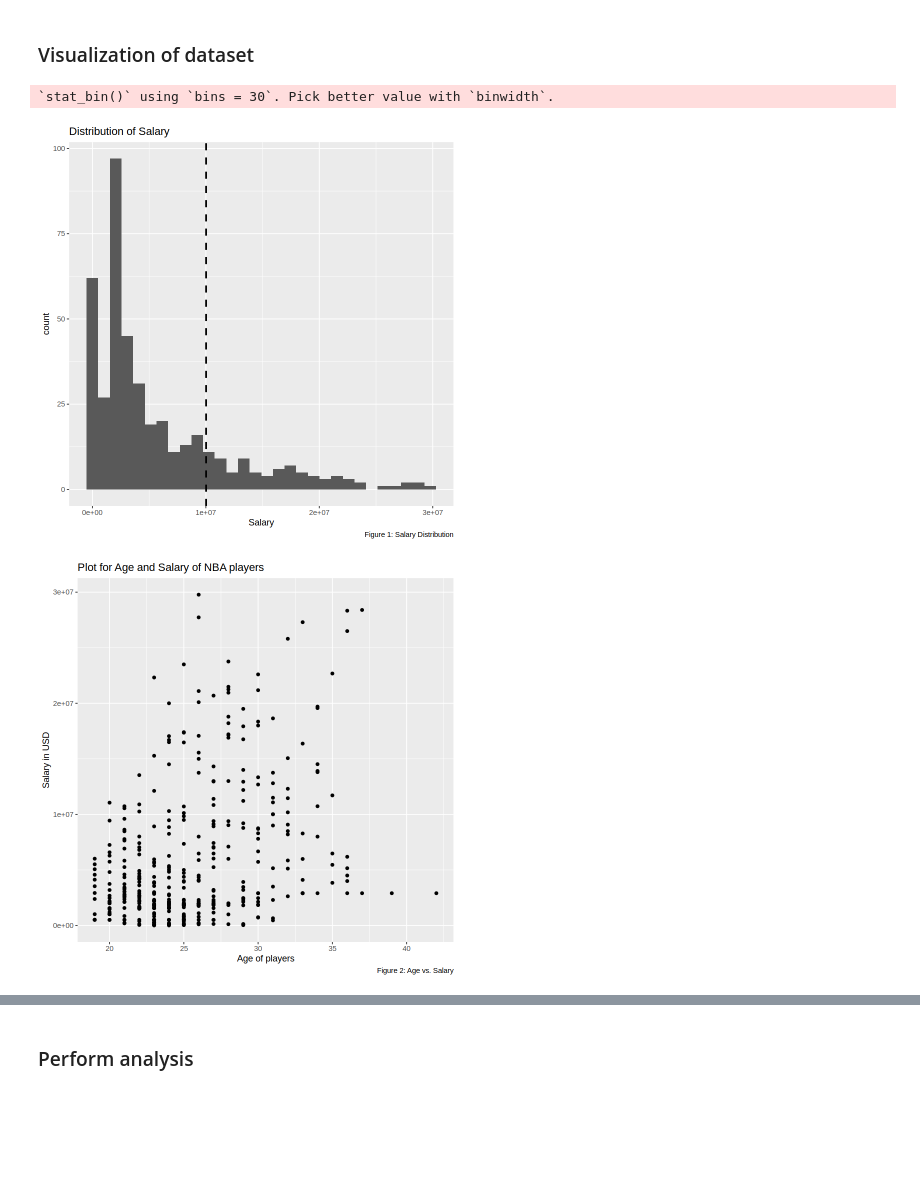
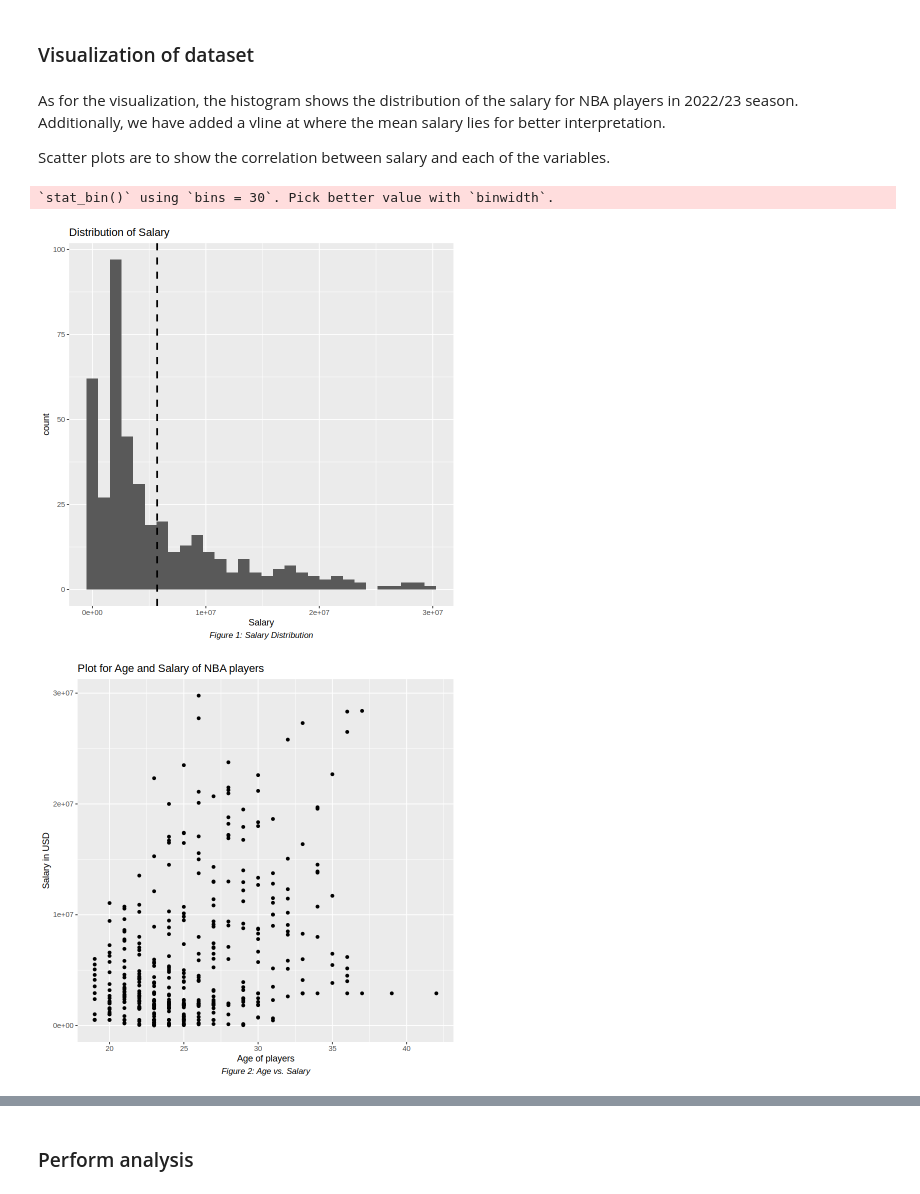
Before and after one commit to Kotaro16/DSCI_100_Group_Project, a Jupyter notebook: nba_22_23_proposal.ipynb, the cells around one changed output, grey strips where cells are left out. Drawn from its saved outputs; the diff is of its cells as text; code cells hidden in the pictures; blank space fills up the shorter version.

Commit message:
Made better captions

```diff
--- a/nba_22_23_proposal.ipynb
+++ b/nba_22_23_proposal.ipynb
@@ -170,43 +168,47 @@ Table: Table 2: Summary of the variables
 # %% [markdown]
 ### Visualization of dataset
+# %% [markdown]
+As for the visualization, the histogram shows the distribution of the salary for NBA players in 2022/23 season. Additionally, we have added a vline at where the mean salary lies for better interpretation.
+
+Scatter plots are to show the correlation between salary and each of the variables.
 # %%
 nba_salary_hist<- ggplot(nba_filtered, aes(x=Salary))+
                 geom_histogram()+
                 labs(x="Salary", title = "Distribution of Salary", caption="Figure 1: Salary Distribution")+
-                geom_vline(xintercept = 10021090, linetype = "dashed", linewidth = 1)
+                geom_vline(xintercept = 5705617.6, linetype = "dashed", linewidth = 1)+
+                theme(plot.caption = element_text(hjust = 0.5,size = 10,face = "italic"))
 
 nba_salary_age_plot <- ggplot(nba_filtered, aes(x=Age, y=Salary))+
                         geom_point()+
                         labs(x="Age of players",y="Salary in USD",title="Plot for Age and Salary of NBA players",
-                             caption = "Figure 2: Age vs. Salary")
+                             caption = "Figure 2: Age vs. Salary")+
+                theme(plot.caption = element_text(hjust = 0.5,size = 10,face = "italic"))
 
 
 nba_salary_GP_plot <- ggplot(nba_filtered, aes(x=GP, y=Salary))+
                         geom_point()+
                         labs(x="Games played",y="Salary in USD",title="Plot for number of games played and Salary of NBA players",
-                             caption = "Figure 3: Games Played vs. Salary")
+                             caption = "Figure 3: Games Played vs. Salary")+
+                theme(plot.caption = element_text(hjust = 0.5,size = 10,face = "italic"))
 
 nba_salary_TSP_plot <- ggplot(nba_filtered, aes(x=TSP, y=Salary))+
                         geom_point()+
                         labs(x="True Shooting Percent",y="Salary in USD",title="Plot for TS% and Salary for NBA players",
-                             caption = "Figure 4: True Shooting % vs. Salary")
+                             caption = "Figure 4: True Shooting % vs. Salary")+
+                theme(plot.caption = element_text(hjust = 0.5,size = 10,face = "italic"))
 
 nba_salary_mins_plot <- ggplot(nba_filtered, aes(x=total_minutes, y=Salary))+
                         geom_point()+
                         labs(x="Total minutes",y="Salary in USD",title="Plot for total minutes played and Salary of NBA players",
-                             caption = "Figure 5: Total Minutes Played vs. Salary")
+                             caption = "Figure 5: Total Minutes Played vs. Salary")+
+                theme(plot.caption = element_text(hjust = 0.5,size = 10,face = "italic"))
 
 nba_salary_hist
 nba_salary_age_plot
 nba_salary_GP_plot
 nba_salary_TSP_plot
 nba_salary_mins_plot
-
-#Histogram to visualize the distrbution of salary for nba players in 2022/23 season
-#Added a vline at where the mean salary lies
-
-#Scatterplot is to show the correlation between age and salary
 # %% [output]
 `stat_bin()` using `bins = 30`. Pick better value with `binwidth`.
-[figure, old version]
+[figure, new version]
-[figure, old version]
+[figure, new version]
```
Also changed, not shown: parts of 4 cells of this notebook.
